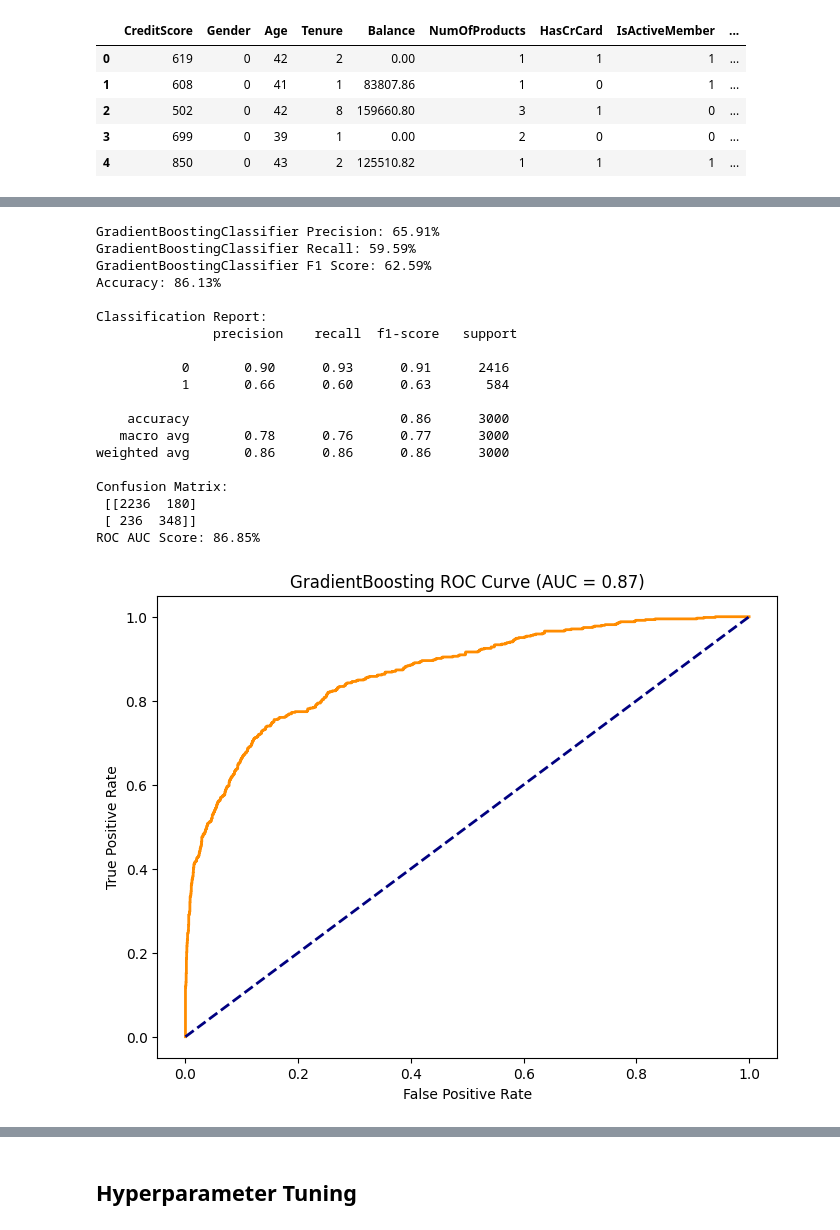
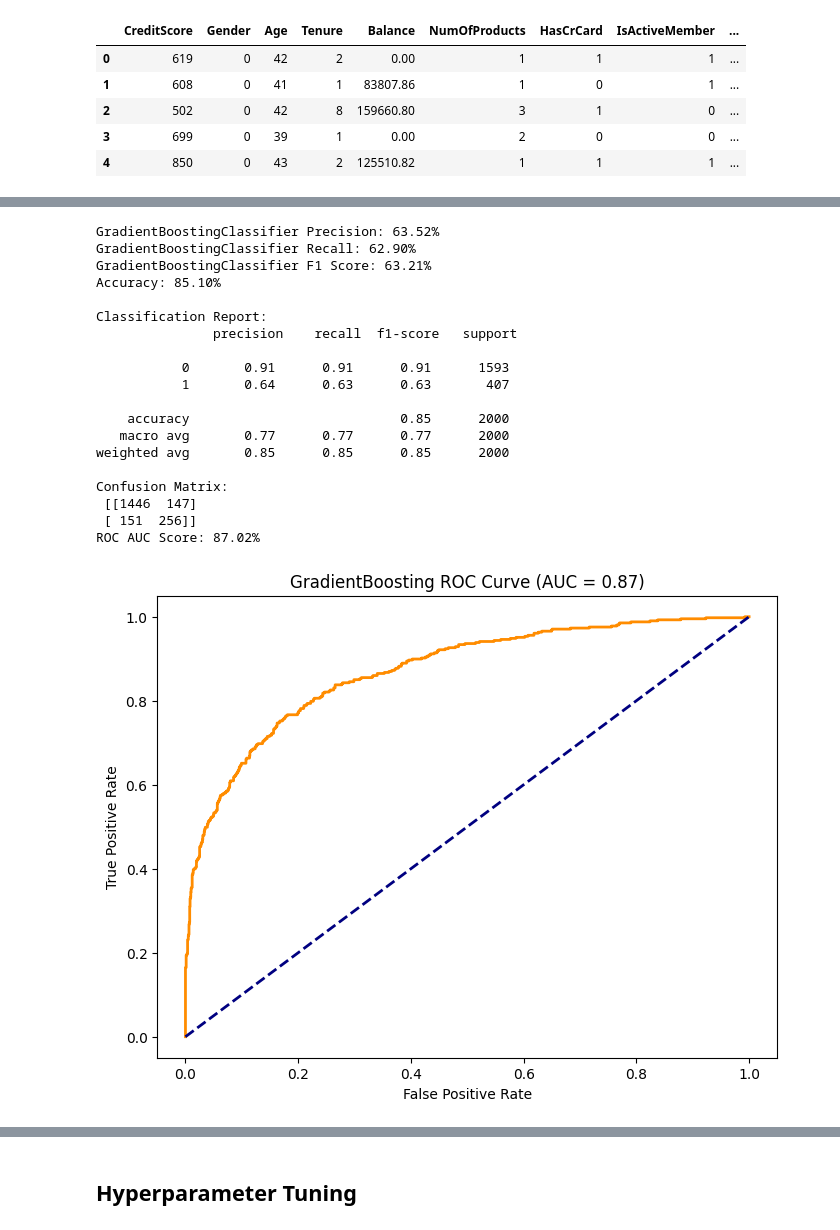
Before and after one commit to timoajayi/capstone-customer-churn-prediction, a Jupyter notebook: Customer_churn_prediction.ipynb, the cells around one changed output, grey strips where cells are left out. Cells and saved outputs as stored; diff of their text form; code cells hidden in the pictures.

```diff
--- a/Customer_churn_prediction.ipynb
+++ b/Customer_churn_prediction.ipynb
@@ -288,7 +295,7 @@ X = df.drop('Exited', axis=1) # Features
 y = df['Exited'] # Target variable
 
 ## Split the data into training and testing sets
-X_train, X_test, y_train, y_test = train_test_split(X, y, test_size=0.3, random_state=42)
+X_train, X_test, y_train, y_test = train_test_split(X, y, test_size=0.2, stratify=y, random_state=42)
 # %%
 ## First model: Logistic Regression
 
@@ -643,9 +650,8 @@ ROC AUC Score: 86.15%
 ## Fourth Model: GradientBoostingClassifier
 gb_clf = GradientBoostingClassifier(
     # learning_rate=0.1,
-    # max_depth=3,
-    # max_features='sqrt',
-    # min_samples_leaf=2,
+    # max_depth=4,
+    # min_samples_leaf=1,
     # min_samples_split=2,
     # n_estimators=300
 
@@ -655,7 +661,7 @@ gb_clf.fit(X_train, y_train)
 y_prob = gb_clf.predict_proba(X_test)[:, 1]         ## Get the predicted probabilities for the positive class (churned customers)
 
 
-threshold = 0.35                                    ## adjust threshold to improve recall
+threshold = 0.31                                    ## adjust threshold to improve recall
 
 y_pred_gb= (y_prob > threshold).astype(int)
 auc = roc_auc_score(y_test, y_prob)
@@ -665,46 +671,46 @@ gb_accuracy = accuracy_score(y_test, y_pred_gb)
 print("GradientBoostingClassifier Precision: {:.2f}%".format(precision_score(y_test, y_pred_gb) * 100))
 print("GradientBoostingClassifier Recall: {:.2f}%".format(recall_score(y_test, y_pred_gb) * 100))
 print("GradientBoostingClassifier F1 Score: {:.2f}%".format(f1_score(y_test, y_pred_gb) * 100))
 print("Accuracy: {:.2f}%".format(gb_accuracy * 100))
 print("\nClassification Report:\n", classification_report(y_test, y_pred_gb))
 print("Confusion Matrix:\n", confusion_matrix(y_test, y_pred_gb))
 print("ROC AUC Score: {:.2f}%".format(auc * 100))
 
 ## visualization
 fpr, tpr, thresholds = roc_curve(y_test, y_prob)
 
 plt.figure(figsize=(8, 6))
 plt.plot(fpr, tpr, color='darkorange', lw=2)
 plt.plot([0, 1], [0, 1], color='navy', lw=2, linestyle='--')
 plt.xlabel('False Positive Rate')
 plt.ylabel('True Positive Rate')
 plt.title(f"GradientBoosting ROC Curve (AUC = {auc:.2f})")
 plt.show()
 
 ## save the best model using pickle
 with open('best_model.pkl', 'wb') as file:
     pickle.dump(gb_clf, file)
 # %% [output]
-GradientBoostingClassifier Precision: 65.91%
-GradientBoostingClassifier Recall: 59.59%
-GradientBoostingClassifier F1 Score: 62.59%
-Accuracy: 86.13%
+GradientBoostingClassifier Precision: 63.52%
+GradientBoostingClassifier Recall: 62.90%
+GradientBoostingClassifier F1 Score: 63.21%
+Accuracy: 85.10%
 
 Classification Report:
                precision    recall  f1-score   support
 
-           0       0.90      0.93      0.91      2416
-           1       0.66      0.60      0.63       584
+           0       0.91      0.91      0.91      1593
+           1       0.64      0.63      0.63       407
 
-    accuracy                           0.86      3000
-   macro avg       0.78      0.76      0.77      3000
-weighted avg       0.86      0.86      0.86      3000
+    accuracy                           0.85      2000
+   macro avg       0.77      0.77      0.77      2000
+weighted avg       0.85      0.85      0.85      2000
 
 Confusion Matrix:
- [[2236  180]
- [ 236  348]]
-ROC AUC Score: 86.85%
+ [[1446  147]
+ [ 151  256]]
+ROC AUC Score: 87.02%
-[figure, old version]
+[figure, new version]
 # %%
 from lightgbm import LGBMClassifier
 ## Fifth model: LGBMClassifier
```
Also changed, not shown: parts of 25 cells of this notebook, 14 other files.
